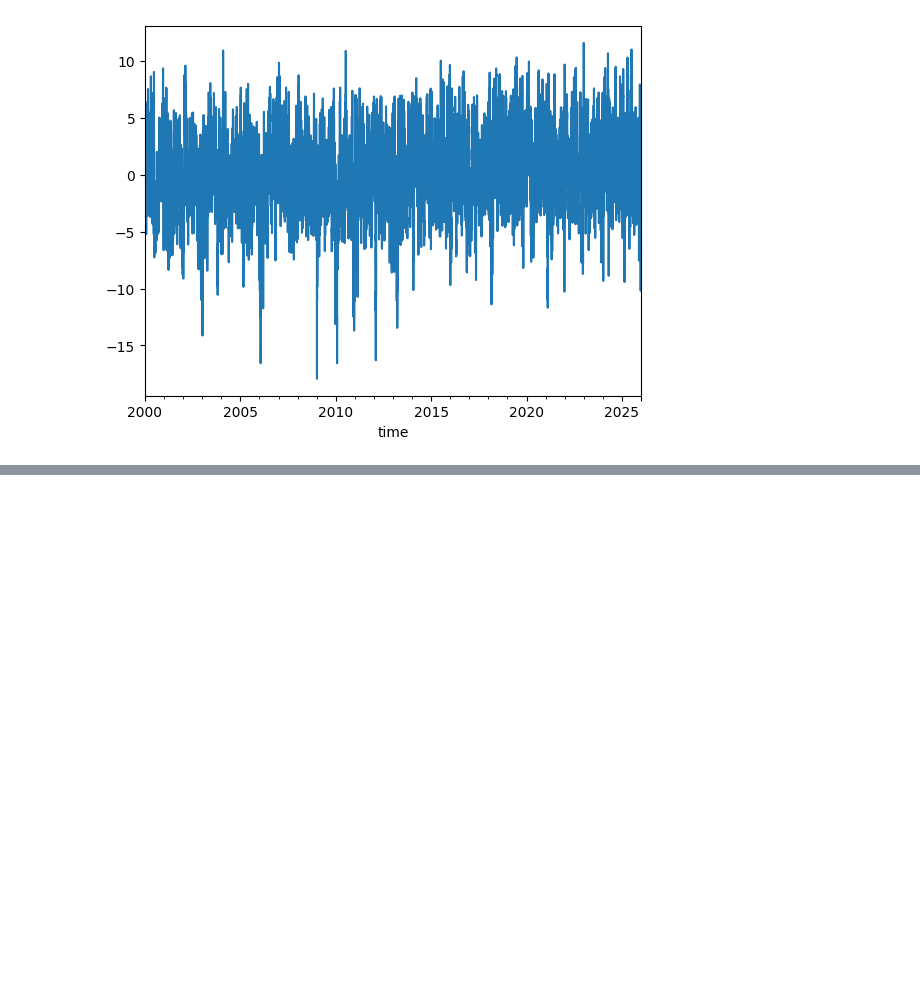
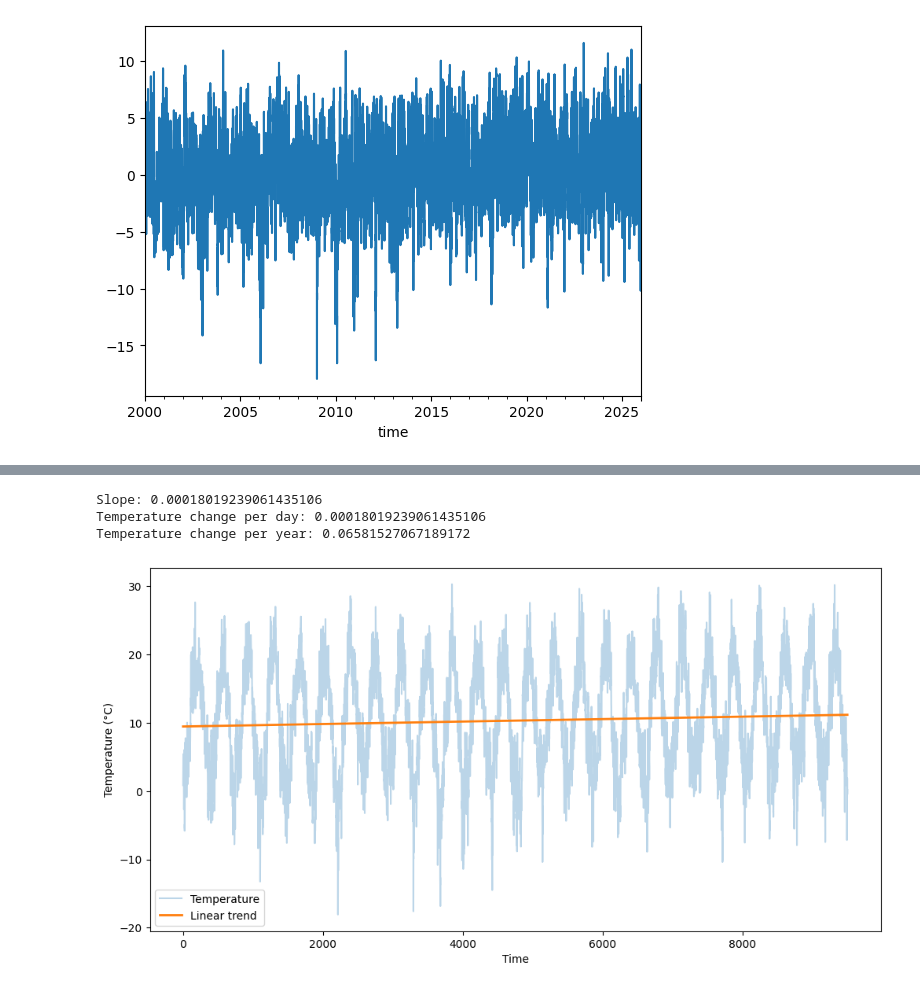
Before and after one commit to GeoOcean/AnaliticaDeDatos, a Jupyter notebook: notebooks/clase_2_analisis_de_series_temporales/clase_2-datos_temperatura.ipynb, the cells around one changed output, grey strips where cells are left out. Cells and saved outputs as stored; diff of their text form; code cells hidden in the pictures; blank space fills up the shorter version.

```diff
--- a/notebooks/clase_2_analisis_de_series_temporales/clase_2-datos_temperatura.ipynb
+++ b/notebooks/clase_2_analisis_de_series_temporales/clase_2-datos_temperatura.ipynb
@@ -271,0 +301,37 @@ day_of_year_mean.plot()
+# %%
+data_temp_daily_mean['year'] = data_temp_daily_mean.index.year
+# %%
+data_temp_daily_mean['time_num'] = data_temp_daily_mean['day_of_year'] + (data_temp_daily_mean['year'] - 2000) * 365.25
+# %%
+x = data_temp_daily_mean["time_num"]
+y = data_temp_daily_mean["temperature"]
+
+slope, intercept = np.polyfit(x, y, 1)
+
+print("Slope:", slope)
+print("Temperature change per day:", slope)
+print("Temperature change per year:", slope * 365.25)
+# %% [output]
+Slope: 0.00018019239061435106
+Temperature change per day: 0.00018019239061435106
+Temperature change per year: 0.06581527067189172
+# %%
+fig, ax = plt.subplots(figsize=(12, 6))
+
+x = data_temp_daily_mean["time_num"]
+y = data_temp_daily_mean["temperature"]
+
+# Observed temperature
+ax.plot(x, y, alpha=0.3, label="Temperature")
+
+# Linear trend
+y_trend = intercept + slope * x
+ax.plot(x, y_trend, linewidth=2, label="Linear trend")
+
+ax.set_xlabel("Time")
+ax.set_ylabel("Temperature (°C)")
+ax.legend()
+
+plt.show()
+# %% [output]
+[figure, added]
```
Also changed, not shown: parts of 2 cells of this notebook.
